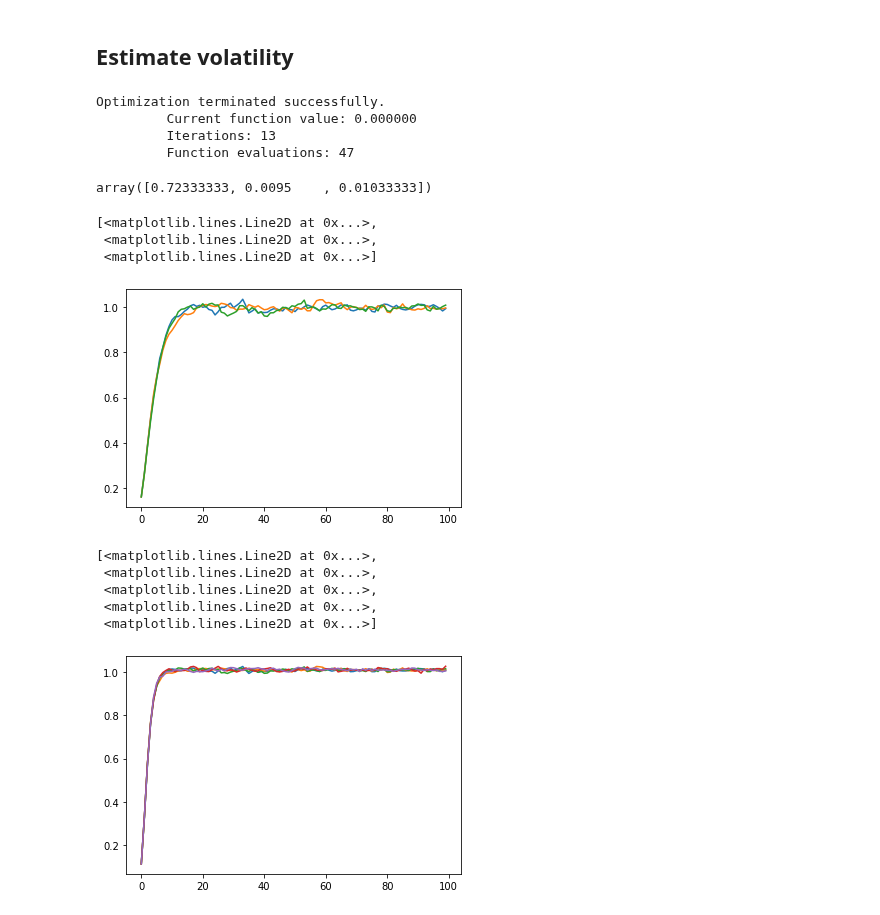
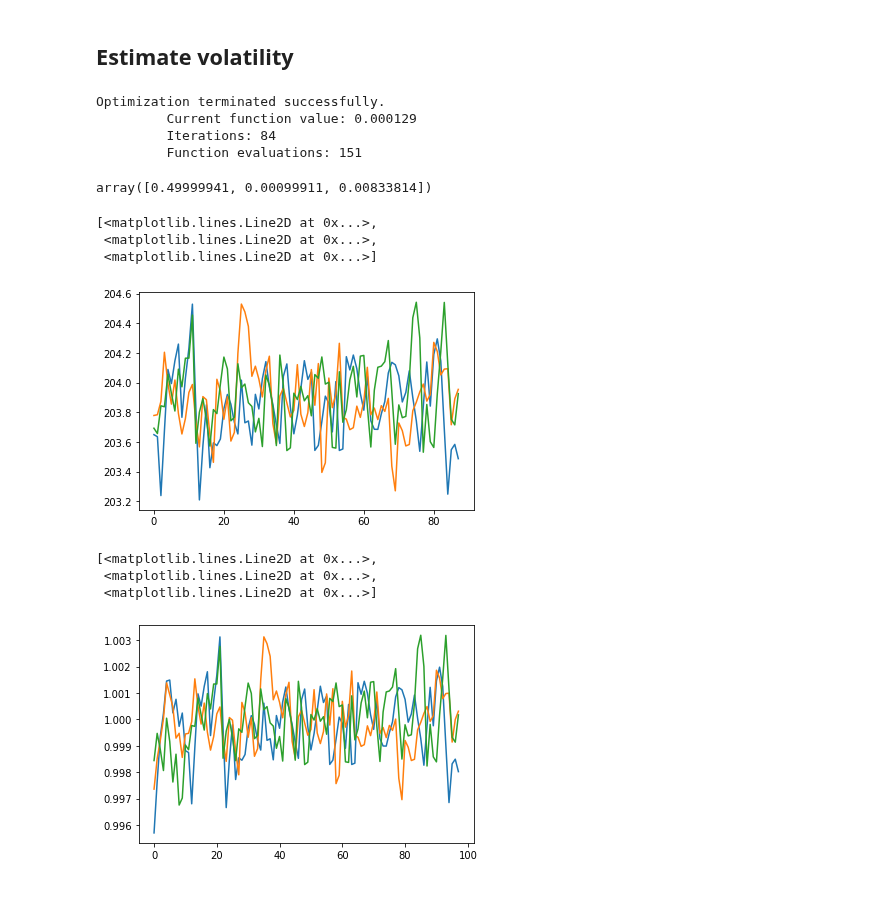
Before and after one commit to iworld1991/IncExpProject, a Jupyter notebook: WorkingFolder/PythonCode/IncomeProcess.ipynb, the cells around one changed output. Saved outputs shown, nothing was run; the diff lists cells and outputs as text; code cells hidden in the pictures.

```diff
--- a/WorkingFolder/PythonCode/IncomeProcess.ipynb
+++ b/WorkingFolder/PythonCode/IncomeProcess.ipynb
@@ -619,11 +629,11 @@ svols_fake = dt_fake.SimulateSVolsAggMoms()
 # %%
-dt.GetDataMomentsVolsAgg(svols_fake)
-dt.EstimateSVolsParaAgg()
+#dt.GetDataMomentsVolsAgg(svols_fake)
+#dt.EstimateSVolsParaAgg()
 # %% [output]
 Optimization terminated successfully.
-         Current function value: 0.000000
-         Iterations: 13
-         Function evaluations: 47
+         Current function value: 0.000129
+         Iterations: 84
+         Function evaluations: 151
-array([0.72333333, 0.0095    , 0.01033333])
+array([0.49999941, 0.00099911, 0.00833814])
 # %%
 ## after estimation
@@ -634,17 +644,15 @@ vols_agg_sim_mom = dt.SimulateSVolsAggMoms()
 # %%
 ## permanent and transitory
-plt.plot(vols_sim[0:3,:].T)
+#plt.plot(vols_agg_sim[0:3,12:].T)
 # %% [output]
 [<matplotlib.lines.Line2D at 0x...>,
  <matplotlib.lines.Line2D at 0x...>,
  <matplotlib.lines.Line2D at 0x...>]
-[figure, old version]
+[figure, new version]
 # %%
-plt.plot(vols_sim[0:5,:].T)
+#plt.plot(vols_sim[0:3,12:].T)
 # %% [output]
 [<matplotlib.lines.Line2D at 0x...>,
  <matplotlib.lines.Line2D at 0x...>,
- <matplotlib.lines.Line2D at 0x...>,
- <matplotlib.lines.Line2D at 0x...>,
  <matplotlib.lines.Line2D at 0x...>]
-[figure, old version]
+[figure, new version]
```
Also changed, not shown: parts of 9 cells of this notebook, 3 other files.
